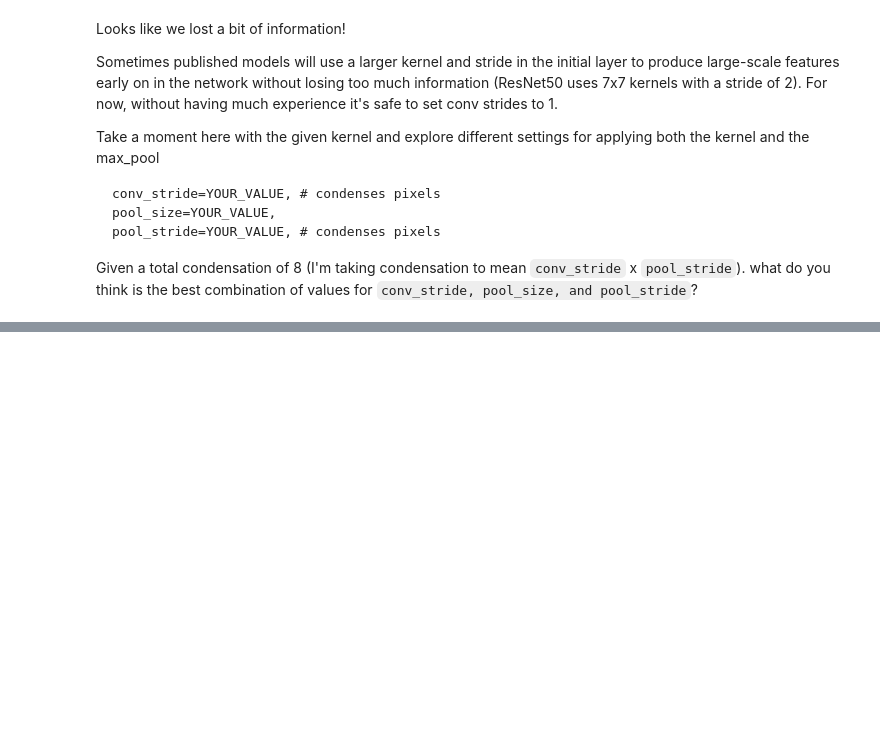
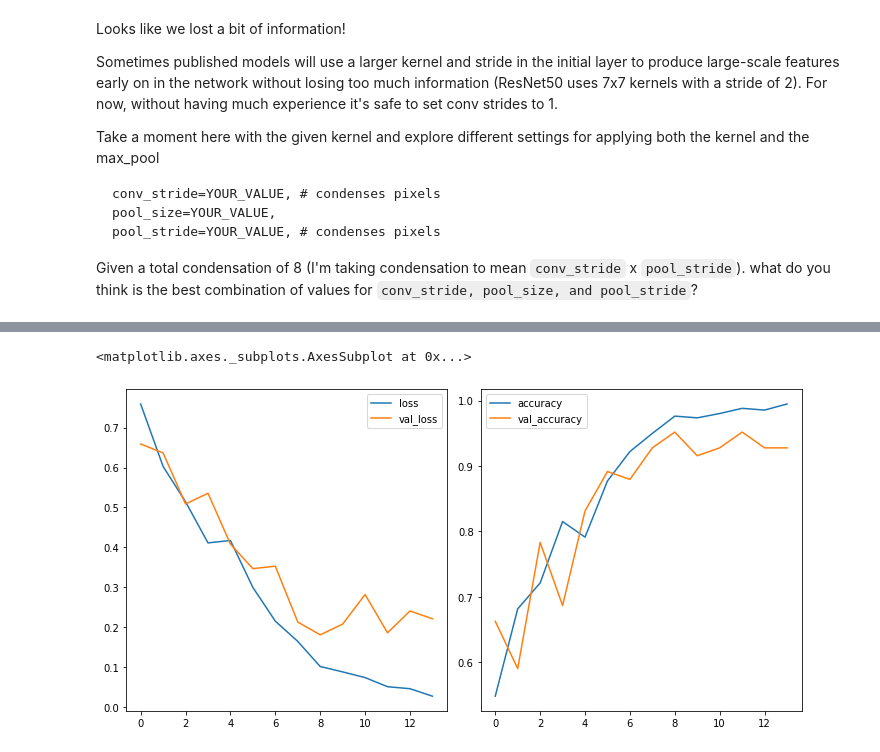
Before and after one commit to wesleybeckner/general_applications_of_neural_networks, a Jupyter notebook: notebooks/S4_Computer_Vision_II.ipynb, the cells around one changed output, grey strips where cells are left out. Saved outputs shown, nothing was run; the diff lists cells and outputs as text; code cells hidden in the pictures; blank space fills up the shorter version.

```diff
--- a/notebooks/S4_Computer_Vision_II.ipynb
+++ b/notebooks/S4_Computer_Vision_II.ipynb
@@ -146,0 +163,12 @@ Mounted at /content/drive
+# %%
+# full dataset can be attained from kaggle if you are interested
+# https://www.kaggle.com/ravirajsinh45/real-life-industrial-dataset-of-casting-product?select=casting_data
+
+# set global parameters for all import dataset methods
+image_shape = (300,300,3) # the images actually are 300,300,3
+batch_size = 32
+validation_split = 0.1
+
+path_to_casting_data = '/content/drive/MyDrive/courses/tech_fundamentals/TECH_FUNDAMENTALS/data/casting_data_class_practice'
+technocast_train_path = path_to_casting_data + '/train/'
+technocast_test_path = path_to_casting_data + '/test/'
@@ -502,0 +718,8 @@ In the following I'm going to double the filter size after the first block. This
+# %%
+%%time
+with tf.device('/device:GPU:0'):
+  results = model.fit(train_set_keras,
+                      epochs=30,
+                      validation_data=val_set_keras,
+                      callbacks=[early_stop]
+                      )
@@ -502,0 +744,8 @@ In the following I'm going to double the filter size after the first block. This
+# %%
+losses = pd.DataFrame(results.history)
+fig, ax = plt.subplots(1, 2, figsize=(10,5))
+losses[['loss','val_loss']].plot(ax=ax[0])
+losses[['accuracy','val_accuracy']].plot(ax=ax[1])
+# %% [output]
+<matplotlib.axes._subplots.AxesSubplot at 0x...>
+[figure, added]
```
Also changed, not shown: parts of 68 cells of this notebook.
